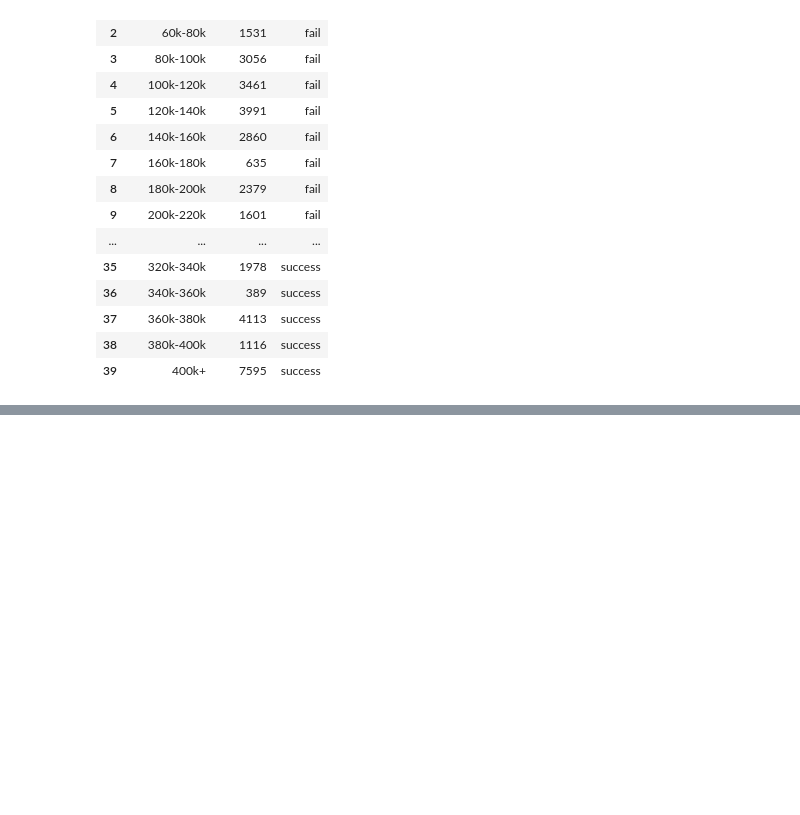
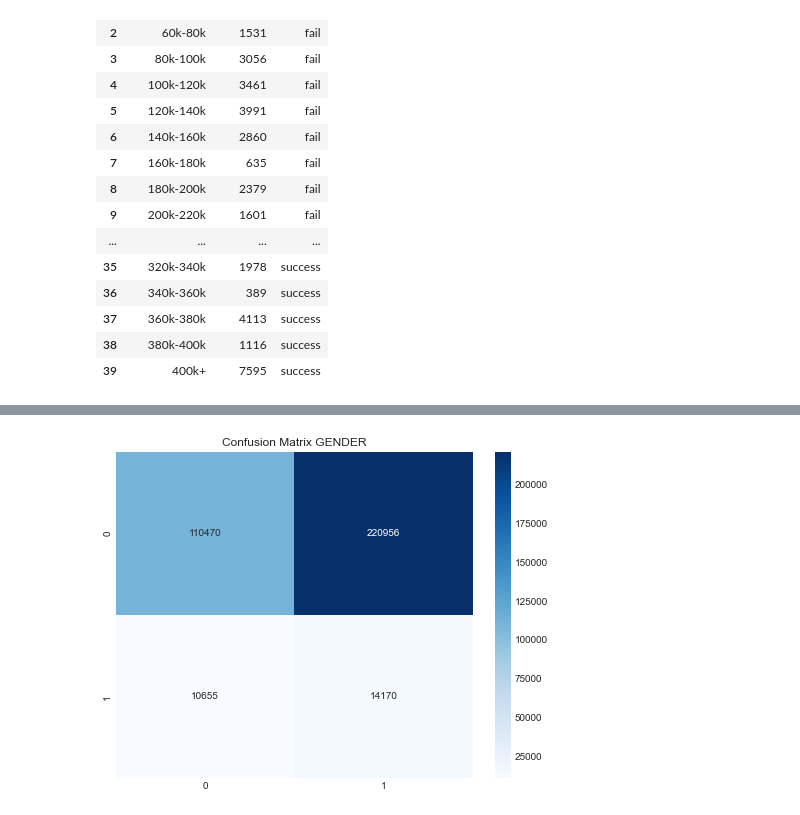
Before and after one commit to dolitham/home-credit, a Jupyter notebook: exploration.ipynb, the cells around one changed output, grey strips where cells are left out. Drawn from its saved outputs; the diff is of its cells as text; code cells hidden in the pictures; blank space fills up the shorter version.

```diff
--- a/exploration.ipynb
+++ b/exploration.ipynb
@@ -297,0 +322,15 @@ to_plot
+# %%
+temp_directory = 'fast_forward/'
+
+def fast_forward_retrieve(filename):
+    print('RETRIEVING', filename)
+    return pickle.load(open(temp_directory + filename, 'rb'))
+
+def file_exists(filename):
+    exists = os.path.exists(temp_directory + filename)
+    print(filename, 'found' if exists else "not found")
+    return exists
+
+def fast_forward_save(obj, filename):
+    print('SAVING', filename)
+    pickle.dump(obj, open(temp_directory + filename, 'wb'))
@@ -297,0 +353,12 @@ to_plot
+# %%
+str_len = max([len(c) for c in df.columns])
+for c in df.columns:
+    null_percentage_this_col = 100 * df[c].isnull().sum() // len(df[c])
+    if null_percentage_this_col:
+        print(c.rjust(str_len), null_percentage_this_col, '% null')
+
+df['percentage_columns_null'] = (100 * df.isnull().sum(axis=1) / df.shape[1]).astype(int)
+df['TARGET'] = df['TARGET'].replace(np.NaN, 'nan')
+
+df_w_target = df[df['TARGET'] != 'nan']
+df_w_target.loc[:, 'TARGET'] = df_w_target.loc[:, 'TARGET'].astype(int)
@@ -297,0 +568,8 @@ to_plot
+# %%
+cm_gender = confusion_matrix(df_w_target['TARGET'].astype(int), df_w_target['CODE_GENDER'])
+plt.figure(figsize=(8, 6))
+plt.title('Confusion Matrix GENDER')
+sns.heatmap(cm_gender, annot=True, fmt="d", cmap='Blues')
+plt.show()
+# %% [output]
+[figure, added]
```
Also changed, not shown: parts of 66 cells of this notebook, 6 other files.
